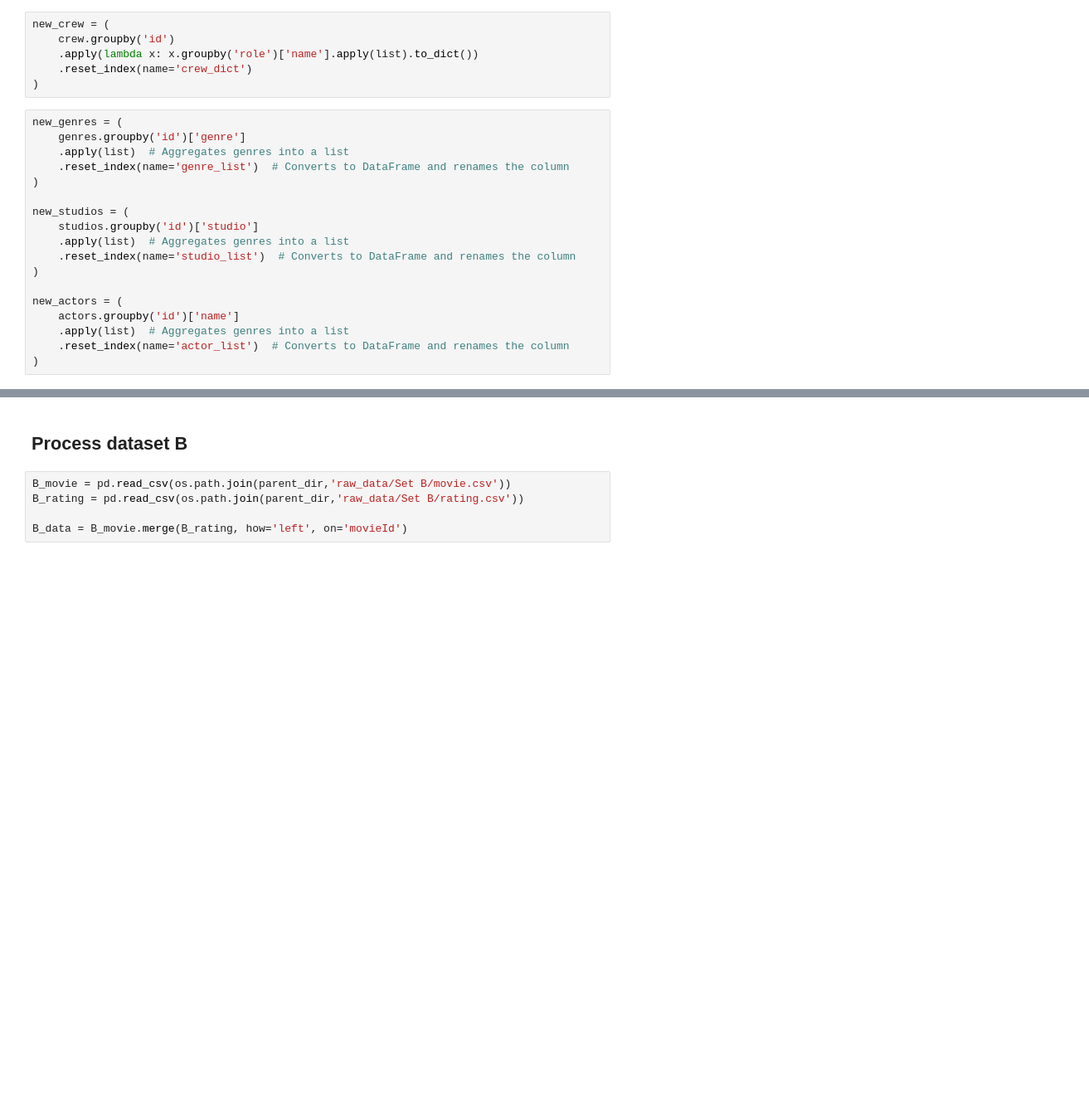
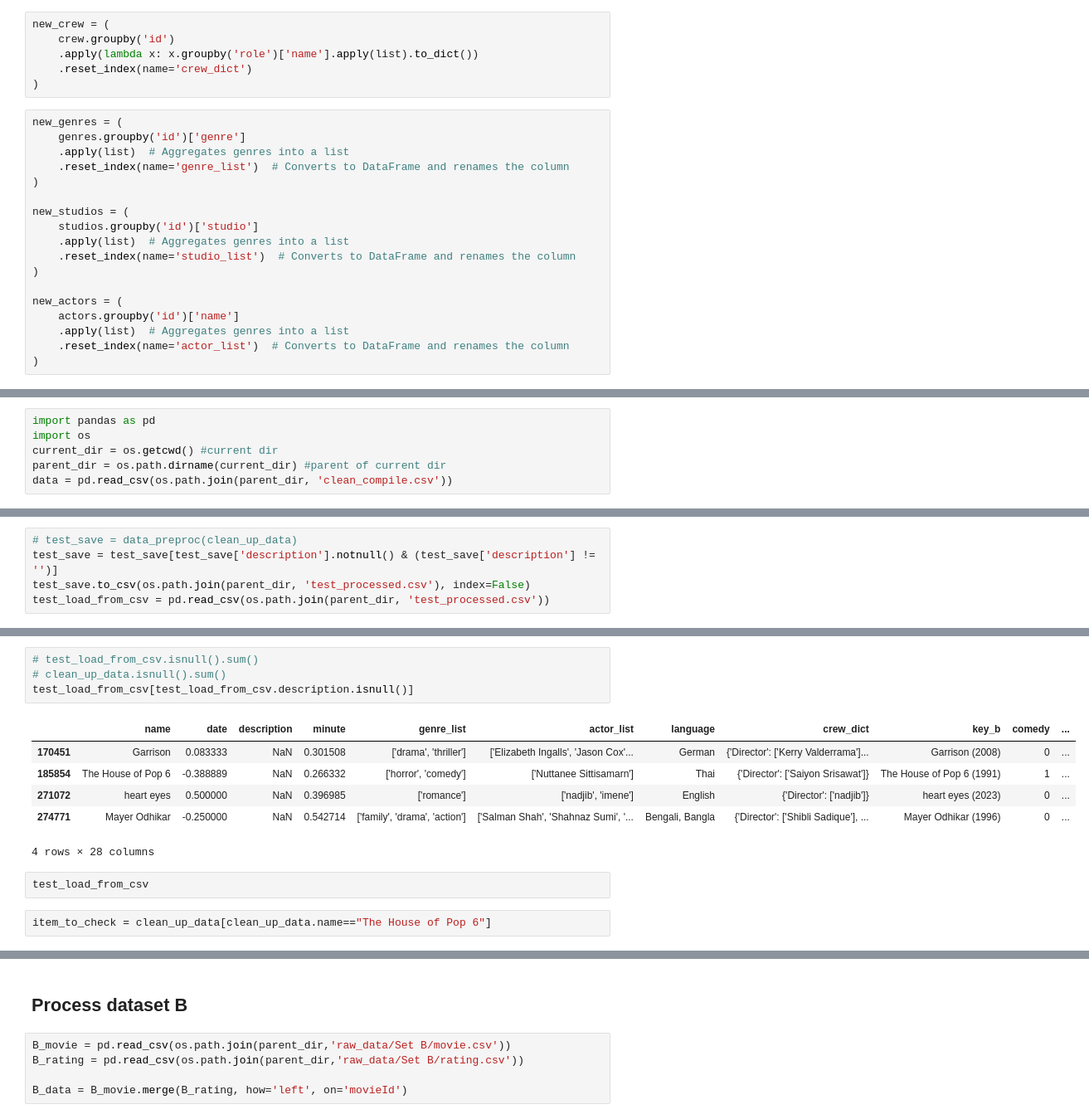
Before and after one commit to aybik/movie_picker, a Jupyter notebook: notebooks/Ha_notebook.ipynb, the cells around one changed output, grey strips where cells are left out. Shown at 83% size. Cells and saved outputs as stored; diff of their text form; blank space fills up the shorter version.

```diff
--- a/notebooks/Ha_notebook.ipynb
+++ b/notebooks/Ha_notebook.ipynb
@@ -220,0 +74,6 @@ new_A
+# %%
+import pandas as pd
+import os
+current_dir = os.getcwd() #current dir
+parent_dir = os.path.dirname(current_dir) #parent of current dir
+data = pd.read_csv(os.path.join(parent_dir, 'clean_compile.csv'))
@@ -220,0 +90,5 @@ new_A
+# %%
+# test_save = data_preproc(clean_up_data)
+test_save = test_save[test_save['description'].notnull() & (test_save['description'] != '')]
+test_save.to_csv(os.path.join(parent_dir, 'test_processed.csv'), index=False)
+test_load_from_csv = pd.read_csv(os.path.join(parent_dir, 'test_processed.csv'))
@@ -220,0 +292,15 @@ new_A
+# %%
+# test_load_from_csv.isnull().sum()
+# clean_up_data.isnull().sum()
+test_load_from_csv[test_load_from_csv.description.isnull()]
+# %% [output]
+|  | name | date | description | minute | genre_list | actor_list | language | crew_dict | key_b | comedy | ... |
+| 170451 | Garrison | 0.083333 | NaN | 0.301508 | ['drama', 'thriller'] | ['Elizabeth Ingalls', 'Jason Cox'... | German | {'Director': ['Kerry Valderrama']... | Garrison (2008) | 0 | ... |
+| 185854 | The House of Pop 6 | -0.388889 | NaN | 0.266332 | ['horror', 'comedy'] | ['Nuttanee Sittisamarn'] | Thai | {'Director': ['Saiyon Srisawat']} | The House of Pop 6 (1991) | 1 | ... |
+| 271072 | heart eyes | 0.500000 | NaN | 0.396985 | ['romance'] | ['nadjib', 'imene'] | English | {'Director': ['nadjib']} | heart eyes (2023) | 0 | ... |
+| 274771 | Mayer Odhikar | -0.250000 | NaN | 0.542714 | ['family', 'drama', 'action'] | ['Salman Shah', 'Shahnaz Sumi', '... | Bengali, Bangla | {'Director': ['Shibli Sadique'], ... | Mayer Odhikar (1996) | 0 | ... |
+4 rows × 28 columns
+# %%
+test_load_from_csv
+# %%
+item_to_check = clean_up_data[clean_up_data.name=="The House of Pop 6"]
```
Also changed, not shown: parts of 69 cells of this notebook, 11 other files.
